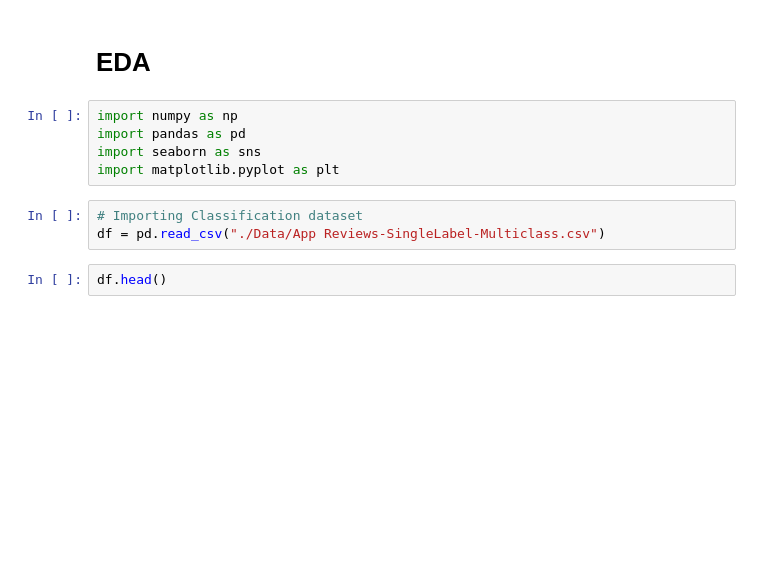
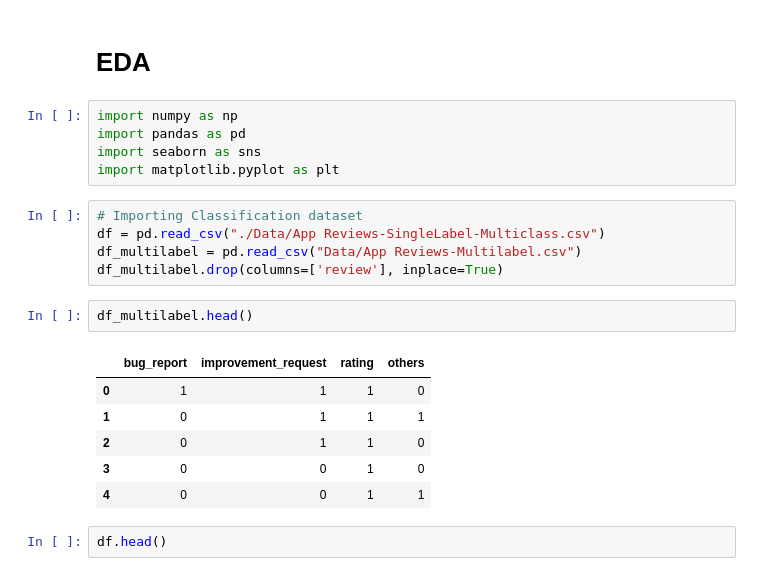
Before and after one commit to MalikOG/NLP-Project, a Jupyter notebook: Preprocessing.ipynb, the cells around one changed output. Saved outputs shown, nothing was run; the diff lists cells and outputs as text; blank space fills up the shorter version.

```diff
--- a/Preprocessing.ipynb
+++ b/Preprocessing.ipynb
@@ -8,6 +8,17 @@ import matplotlib.pyplot as plt
 # %%
 # Importing Classification dataset
 df = pd.read_csv("./Data/App Reviews-SingleLabel-Multiclass.csv")
+df_multilabel = pd.read_csv("Data/App Reviews-Multilabel.csv")
+df_multilabel.drop(columns=['review'], inplace=True)
+# %%
+df_multilabel.head()
+# %% [output]
+|  | bug_report | improvement_request | rating | others |
+| 0 | 1 | 1 | 1 | 0 |
+| 1 | 0 | 1 | 1 | 1 |
+| 2 | 0 | 1 | 1 | 0 |
+| 3 | 0 | 0 | 1 | 0 |
+| 4 | 0 | 0 | 1 | 1 |
 # %%
 df.head()
 # %% [output]
```
Also changed, not shown: parts of 4 cells of this notebook, 2 other files.
